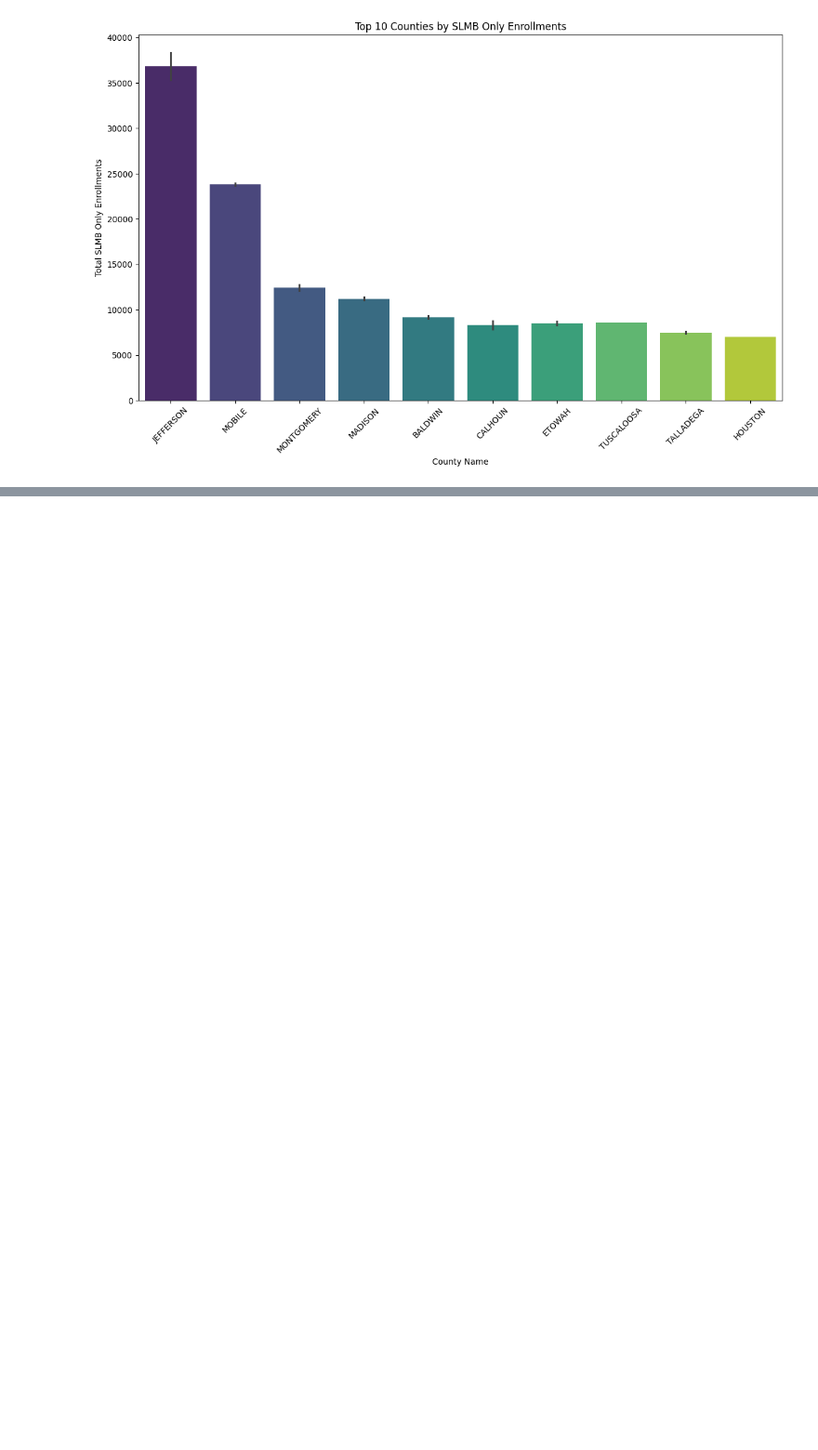
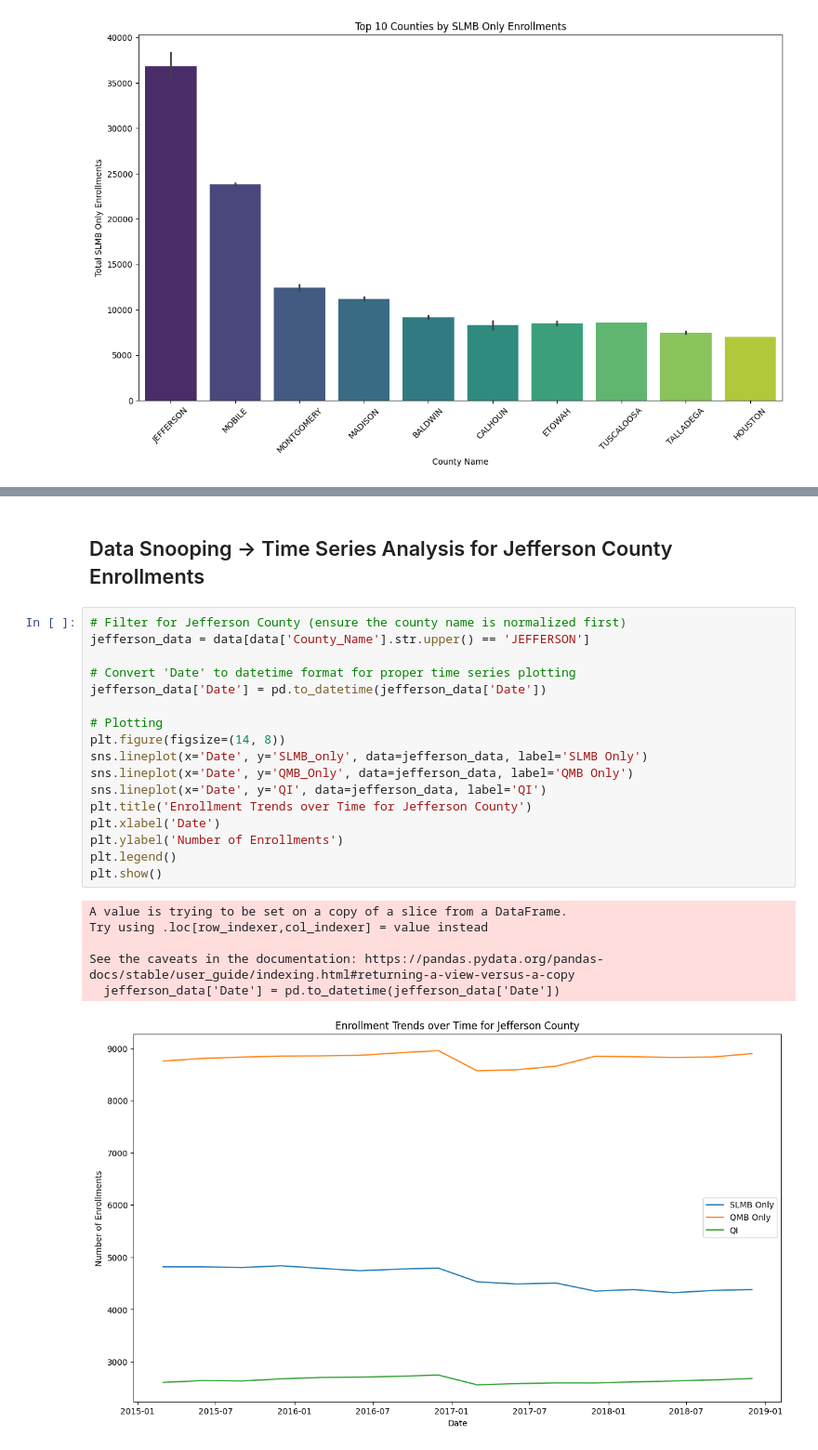
Before and after one commit to dsrichard97/Medicare, a Jupyter notebook: Healthcare_EDA.ipynb, the cells around one changed output, grey strips where cells are left out. Shown: that part at 93% size. Drawn from its saved outputs; the diff is of its cells as text; blank space fills up the shorter version.

```diff
--- a/Healthcare_EDA.ipynb
+++ b/Healthcare_EDA.ipynb
@@ -180,0 +229,26 @@ Passing `palette` without assigning `hue` is deprecated and will be removed in v
+# %% [markdown]
+## Data Snooping -> Time Series Analysis for Jefferson County Enrollments
+# %%
+# Filter for Jefferson County (ensure the county name is normalized first)
+jefferson_data = data[data['County_Name'].str.upper() == 'JEFFERSON']
+
+# Convert 'Date' to datetime format for proper time series plotting
+jefferson_data['Date'] = pd.to_datetime(jefferson_data['Date'])
+
+# Plotting
+plt.figure(figsize=(14, 8))
+sns.lineplot(x='Date', y='SLMB_only', data=jefferson_data, label='SLMB Only')
+sns.lineplot(x='Date', y='QMB_Only', data=jefferson_data, label='QMB Only')
+sns.lineplot(x='Date', y='QI', data=jefferson_data, label='QI')
+plt.title('Enrollment Trends over Time for Jefferson County')
+plt.xlabel('Date')
+plt.ylabel('Number of Enrollments')
+plt.legend()
+plt.show()
+# %% [output]
+A value is trying to be set on a copy of a slice from a DataFrame.
+Try using .loc[row_indexer,col_indexer] = value instead
+
+See the caveats in the documentation: https://pandas.pydata.org/pandas-docs/stable/user_guide/indexing.html#returning-a-view-versus-a-copy
+  jefferson_data['Date'] = pd.to_datetime(jefferson_data['Date'])
+[figure, added]
```
Also changed, not shown: parts of 11 cells of this notebook.
